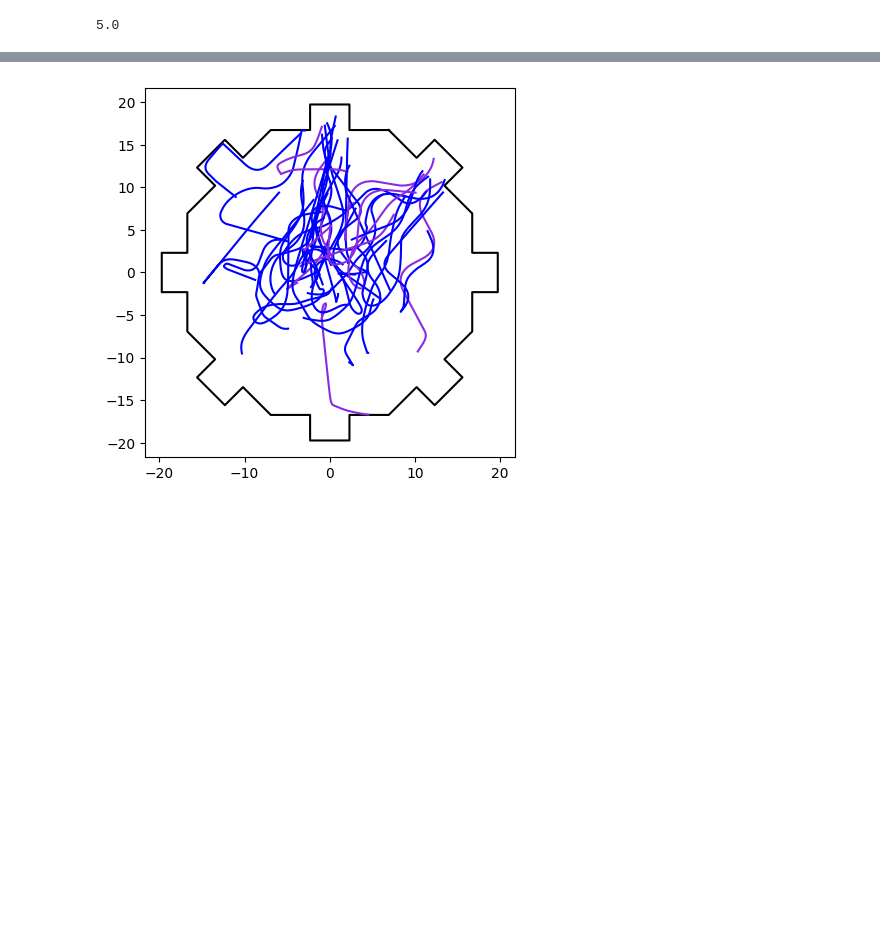
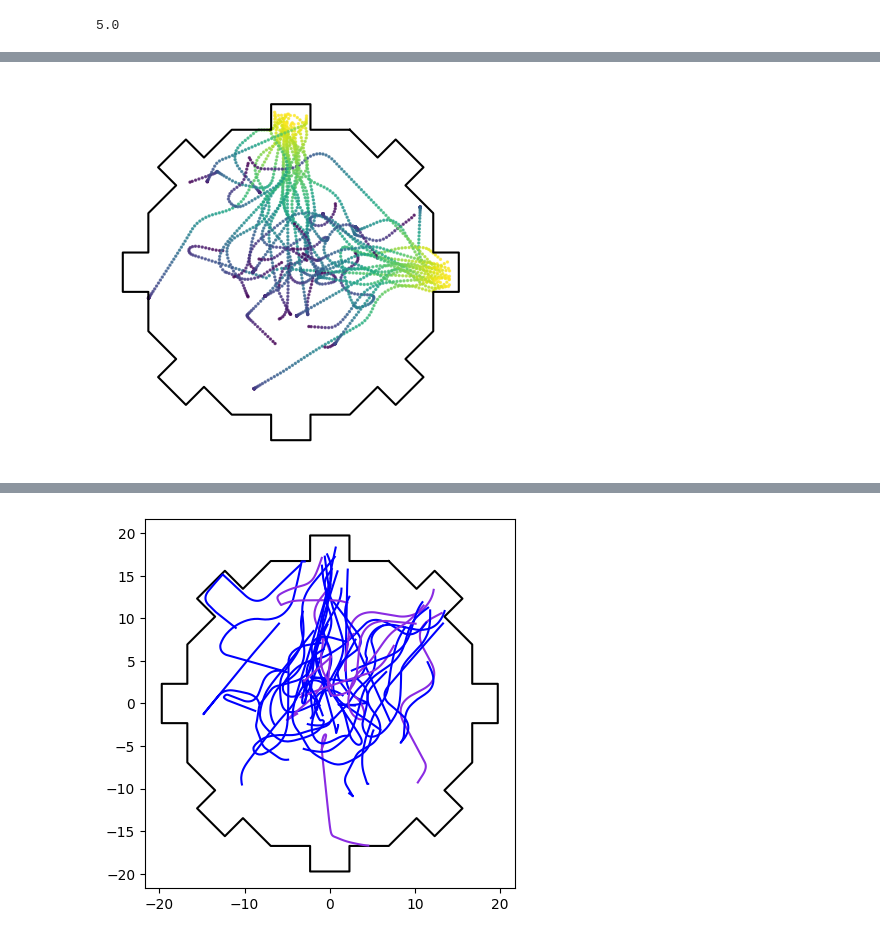
Before and after one commit to tomhagley6/octagon_analysis, a Jupyter notebook: sandbox/plot_trial_trajectories_demo_sandbox.ipynb, the cells around one changed output, grey strips where cells are left out. Drawn from its saved outputs; the diff is of its cells as text; code cells hidden in the pictures; blank space fills up the shorter version.

```diff
--- a/sandbox/plot_trial_trajectories_demo_sandbox.ipynb
+++ b/sandbox/plot_trial_trajectories_demo_sandbox.ipynb
@@ -114,0 +124,13 @@ plt.show()
+# %%
+ax = plot_octagon.plot_octagon()
+for i in range(len(flip_rotated_double_wall_sep_trials)):
+    ax = plot_trajectory.plot_trial_winning_trajectory(ax, trial_list=flip_rotated_double_wall_sep_trials, trial_index=i)
+for spine in plt.gca().spines.values():
+    spine.set_visible(False)
+plt.gca().tick_params(left=False, bottom=False)  # Turn off major ticks
+plt.gca().set_xticklabels([])
+plt.gca().set_yticklabels([])
+# plt.gcf().set_size_inches(6,6)
+plt.show()
+# %% [output]
+[figure, added]
```
Also changed, not shown: parts of 3 cells of this notebook, 16 other files.
